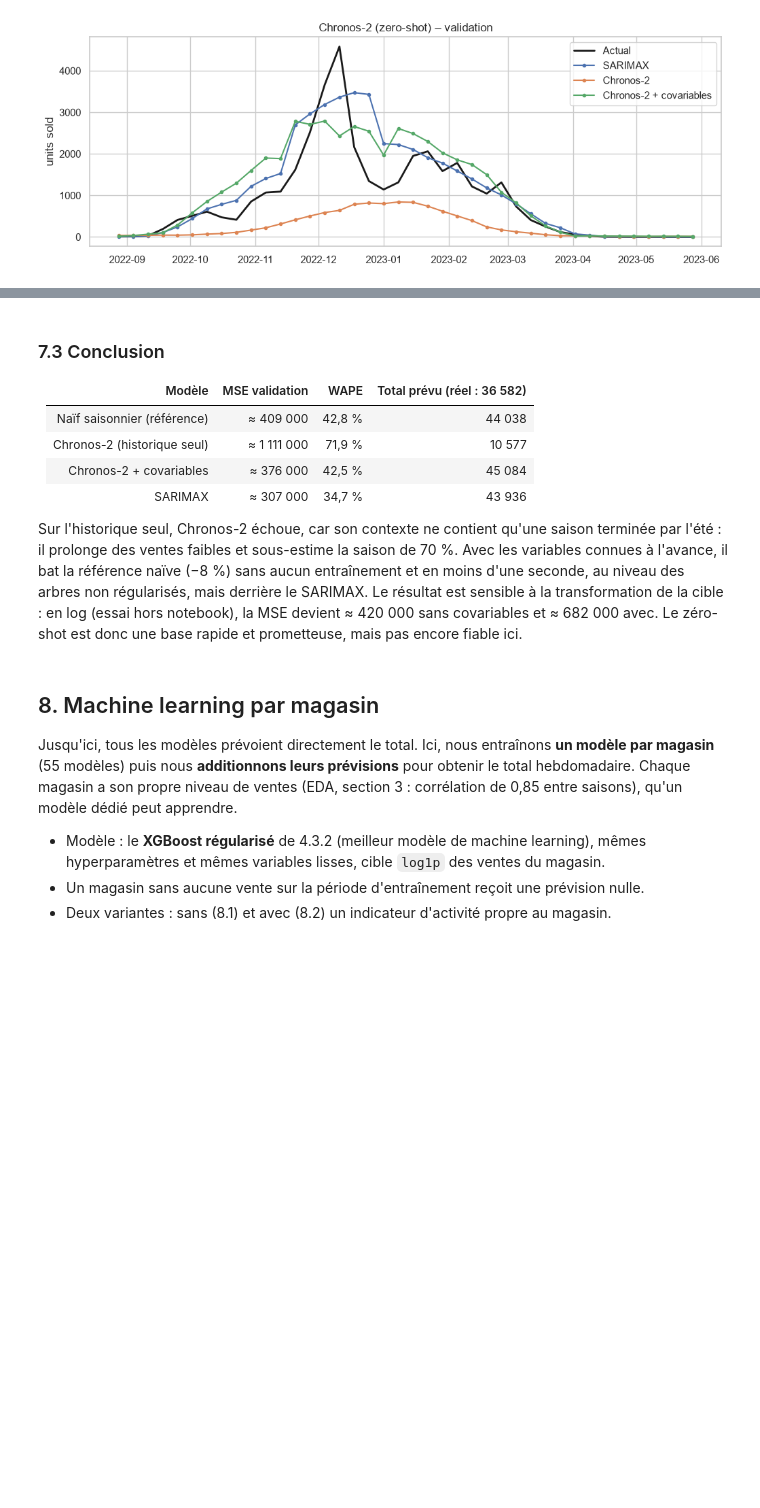
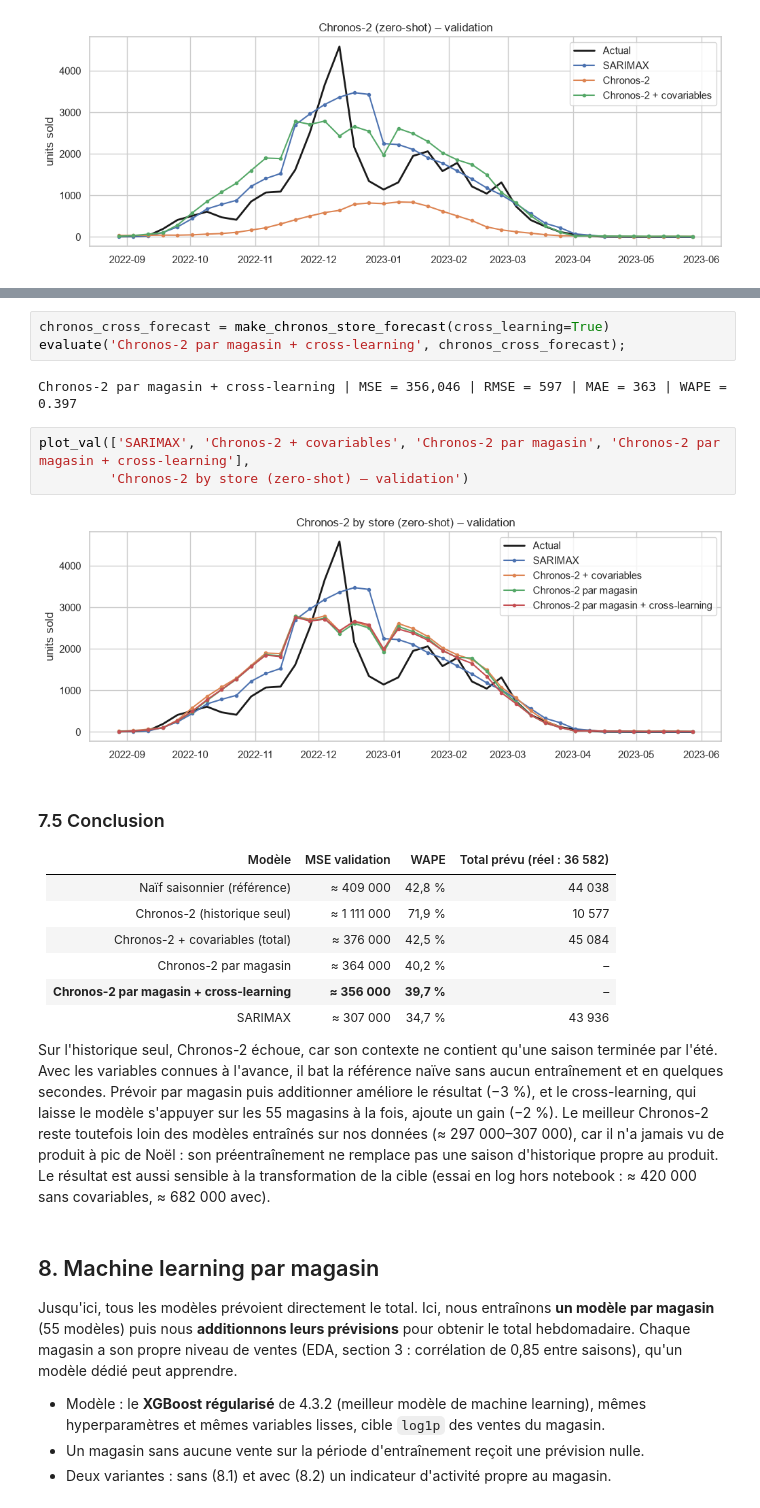
Before and after one commit to deboramendes27/decathlon-forecast, a Jupyter notebook: notebooks/02_modeles.ipynb, the cells around one changed output, grey strips where cells are left out. Cells and saved outputs as stored; diff of their text form; blank space fills up the shorter version.

```diff
--- a/notebooks/02_modeles.ipynb
+++ b/notebooks/02_modeles.ipynb
@@ -860,18 +895,32 @@ plot_val(['SARIMAX', 'Chronos-2', 'Chronos-2 + covariables'], 'Chronos-2 (zero-s
+# %%
+chronos_cross_forecast = make_chronos_store_forecast(cross_learning=True)
+evaluate('Chronos-2 par magasin + cross-learning', chronos_cross_forecast);
+# %% [output]
+Chronos-2 par magasin + cross-learning | MSE = 356,046 | RMSE = 597 | MAE = 363 | WAPE = 0.397
+# %%
+plot_val(['SARIMAX', 'Chronos-2 + covariables', 'Chronos-2 par magasin', 'Chronos-2 par magasin + cross-learning'],
+         'Chronos-2 by store (zero-shot) – validation')
+# %% [output]
+[figure, added]
 # %% [markdown]
-### 7.3 Conclusion
+### 7.5 Conclusion
 
 | Modèle | MSE validation | WAPE | Total prévu (réel : 36 582) |
 |---|---|---|---|
 | Naïf saisonnier (référence) | ≈ 409 000 | 42,8 % | 44 038 |
 | Chronos-2 (historique seul) | ≈ 1 111 000 | 71,9 % | 10 577 |
-| Chronos-2 + covariables | ≈ 376 000 | 42,5 % | 45 084 |
+| Chronos-2 + covariables (total) | ≈ 376 000 | 42,5 % | 45 084 |
+| Chronos-2 par magasin | ≈ 364 000 | 40,2 % | – |
+| **Chronos-2 par magasin + cross-learning** | **≈ 356 000** | **39,7 %** | – |
 | SARIMAX | ≈ 307 000 | 34,7 % | 43 936 |
 
-Sur l'historique seul, Chronos-2 échoue, car son contexte ne contient qu'une saison terminée par l'été : il prolonge
-des ventes faibles et sous-estime la saison de 70 %. Avec les variables connues à l'avance, il bat la référence naïve
-(−8 %) sans aucun entraînement et en moins d'une seconde, au niveau des arbres non régularisés, mais derrière le SARIMAX.
-Le résultat est sensible à la transformation de la cible : en log (essai hors notebook), la MSE devient ≈ 420 000 sans
-covariables et ≈ 682 000 avec. Le zéro-shot est donc une base rapide et prometteuse, mais pas encore fiable ici.
+Sur l'historique seul, Chronos-2 échoue, car son contexte ne contient qu'une saison terminée par l'été. Avec les
+variables connues à l'avance, il bat la référence naïve sans aucun entraînement et en quelques secondes. Prévoir par
+magasin puis additionner améliore le résultat (−3 %), et le cross-learning, qui laisse le modèle s'appuyer sur les 55
+magasins à la fois, ajoute un gain (−2 %). Le meilleur Chronos-2 reste toutefois loin des modèles entraînés sur nos
+données (≈ 297 000–307 000), car il n'a jamais vu de produit à pic de Noël : son préentraînement ne remplace pas une
+saison d'historique propre au produit. Le résultat est aussi sensible à la transformation de la cible (essai en log
+hors notebook : ≈ 420 000 sans covariables, ≈ 682 000 avec).
 # %% [markdown]
 ## 8. Machine learning par magasin
 
```
Also changed, not shown: parts of 7 cells of this notebook, 1 other file.
